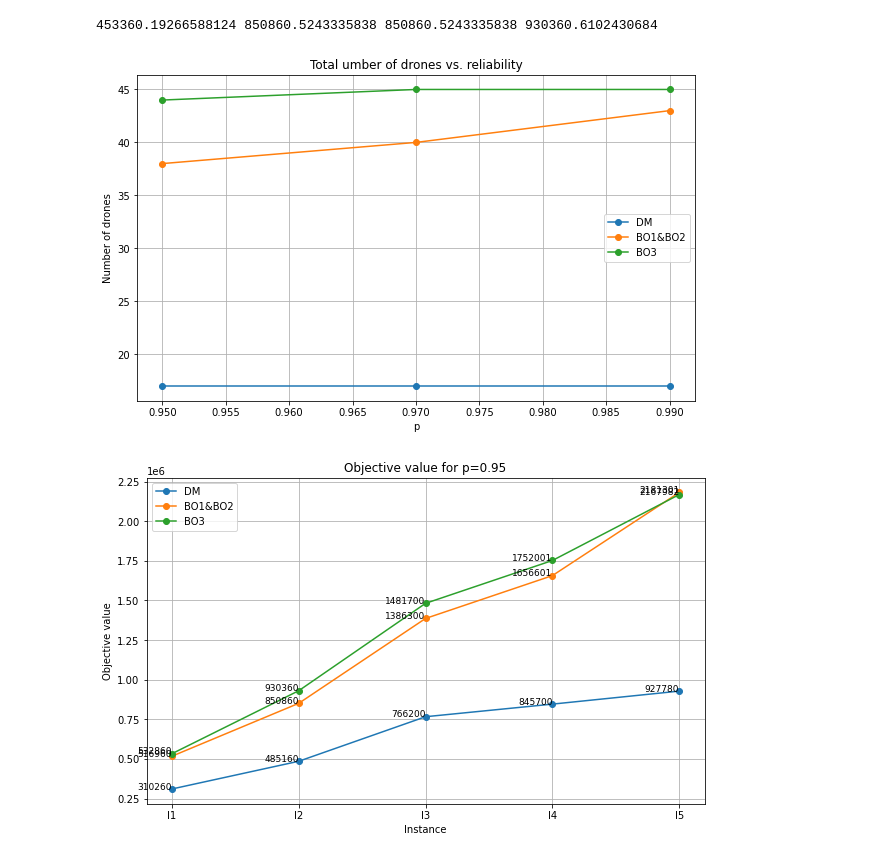
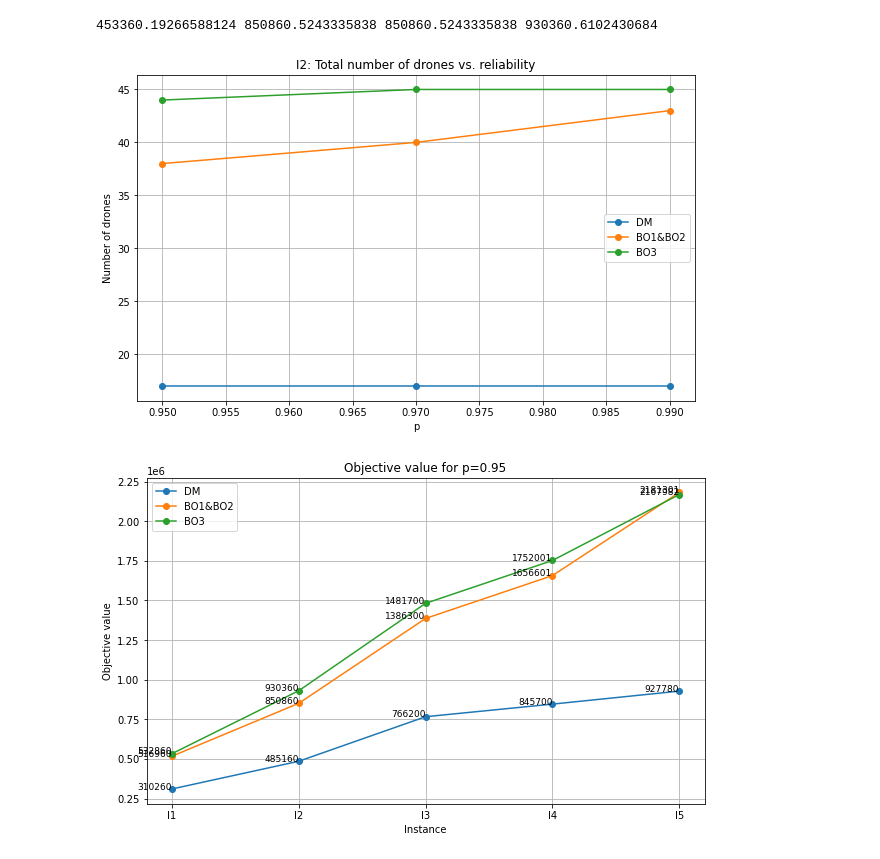
Before and after one commit to petrenaa/Stochastic_Programming_Relaxations, a Jupyter notebook: CODE.ipynb, the cells around one changed output. Saved outputs shown, nothing was run; the diff lists cells and outputs as text; code cells hidden in the pictures.

```diff
--- a/CODE.ipynb
+++ b/CODE.ipynb
@@ -796,35 +796,35 @@ print(model_DM.ObjVal, model_BO1.ObjVal, model_BO2.ObjVal, model_BO3.ObjVal)
 import matplotlib.pyplot as plt
 import pandas as pd
 
 # Data from the image
 data = {
     'p': [0.95, 0.97, 0.99],
     'DM': [17, 17, 17],
     'BO1&BO2': [38, 40, 43],
     'BO3': [44, 45, 45]
 }
 
 # Create DataFrame
 df = pd.DataFrame(data)
 
 # Plot the data
 plt.figure(figsize=(10, 6))
 plt.plot(df['p'], df['DM'], marker='o', label='DM')
 plt.plot(df['p'], df['BO1&BO2'], marker='o', label='BO1&BO2')
 plt.plot(df['p'], df['BO3'], marker='o', label='BO3')
 
 
 # Adding title and labels
-plt.title('Total umber of drones vs. reliability')
+plt.title('I2: Total number of drones vs. reliability')
 plt.xlabel('p')
 plt.ylabel('Number of drones')
 plt.legend()
 plt.grid(True)
 
 # Show the plot
 plt.show()
 # %% [output]
-[figure, old version]
+[figure, new version]
 # %%
 # Data from the image
 data = {
```
Also changed, not shown: 1 other file.
